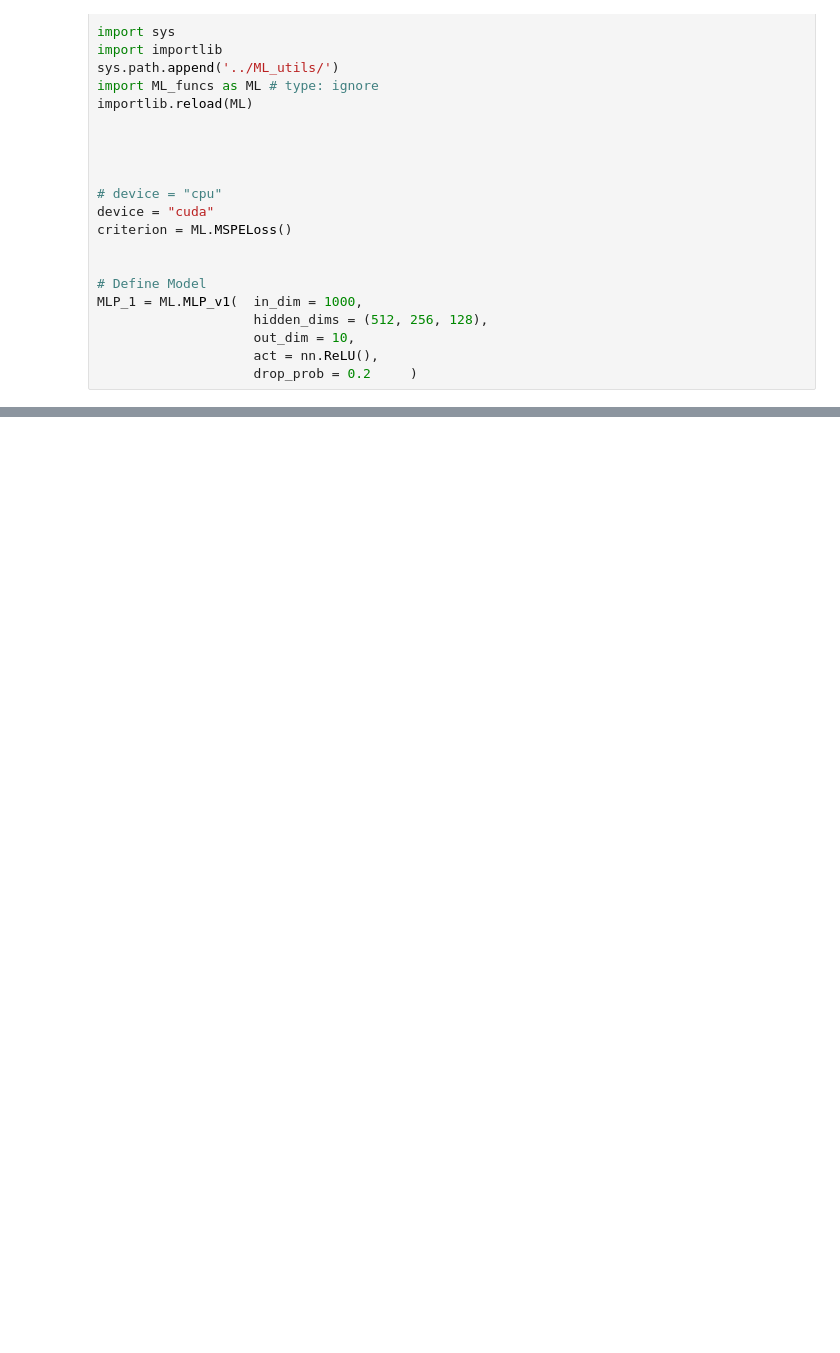
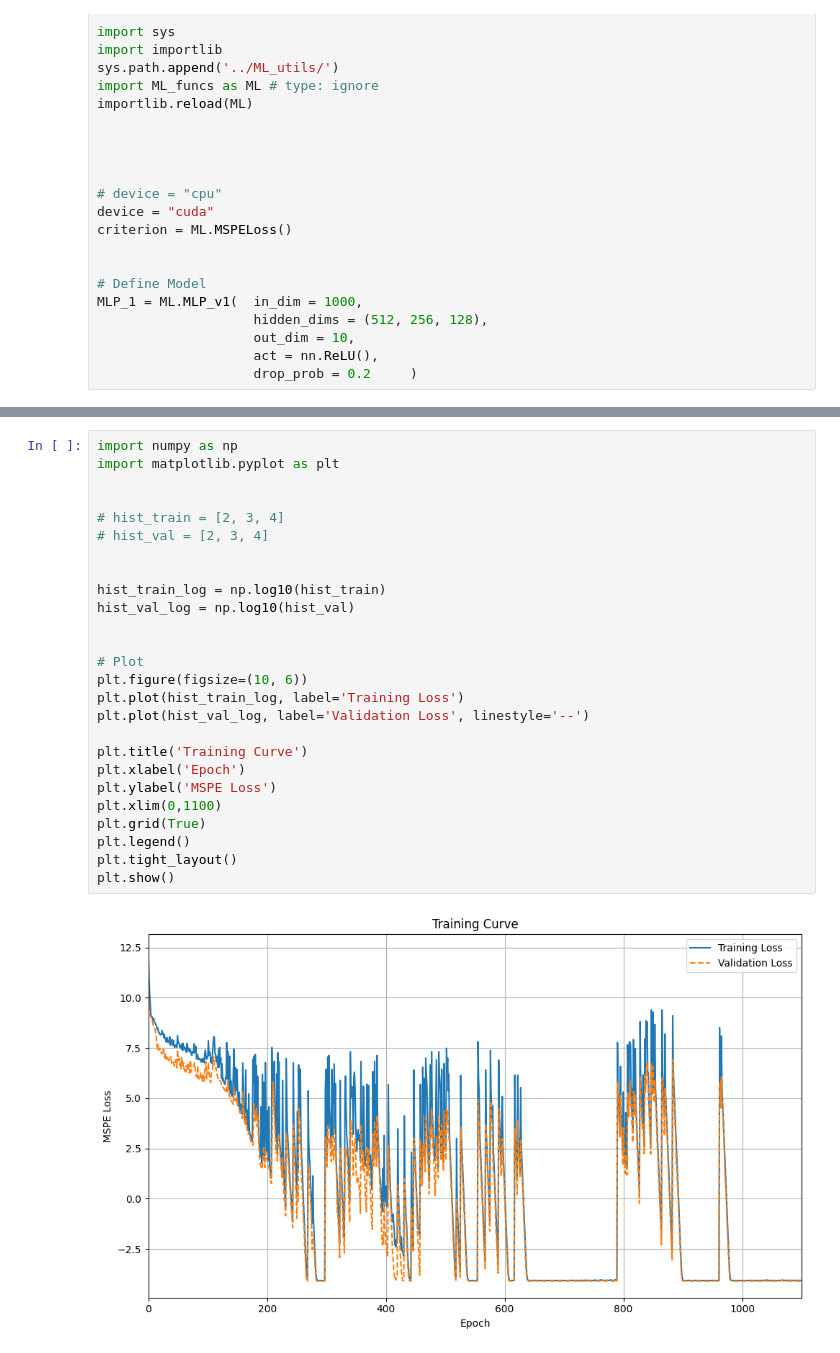
Before and after one commit to ericwilsonsb/_AI_Final_Code, a Jupyter notebook: ML_Training/MLP_training_1.ipynb, the cells around one changed output, grey strips where cells are left out. Cells and saved outputs as stored; diff of their text form; blank space fills up the shorter version.

```diff
--- a/ML_Training/MLP_training_1.ipynb
+++ b/ML_Training/MLP_training_1.ipynb
@@ -90,0 +103,28 @@ KeyboardInterrupt:
+# %%
+import numpy as np
+import matplotlib.pyplot as plt
+
+
+# hist_train = [2, 3, 4]
+# hist_val = [2, 3, 4]
+
+
+hist_train_log = np.log10(hist_train)
+hist_val_log = np.log10(hist_val)
+
+
+# Plot
+plt.figure(figsize=(10, 6))
+plt.plot(hist_train_log, label='Training Loss')
+plt.plot(hist_val_log, label='Validation Loss', linestyle='--')
+
+plt.title('Training Curve')
+plt.xlabel('Epoch')
+plt.ylabel('MSPE Loss')
+plt.xlim(0,1100)
+plt.grid(True)
+plt.legend()
+plt.tight_layout()
+plt.show()
+# %% [output]
+[figure, added]
```
Also changed, not shown: parts of 3 cells of this notebook, 7 other files.
